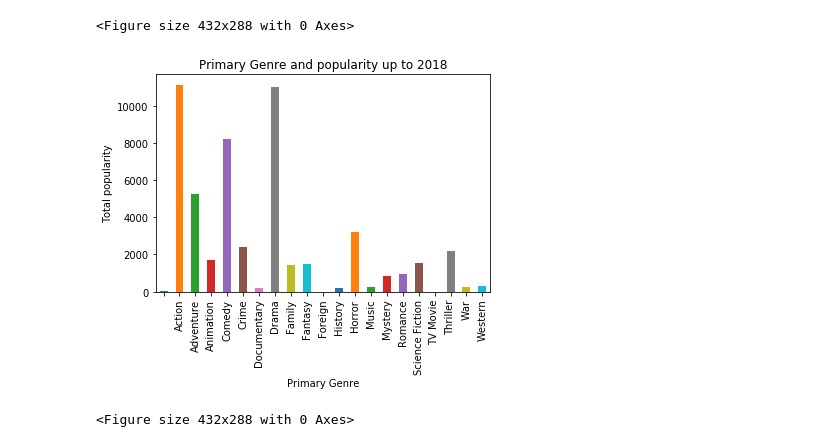
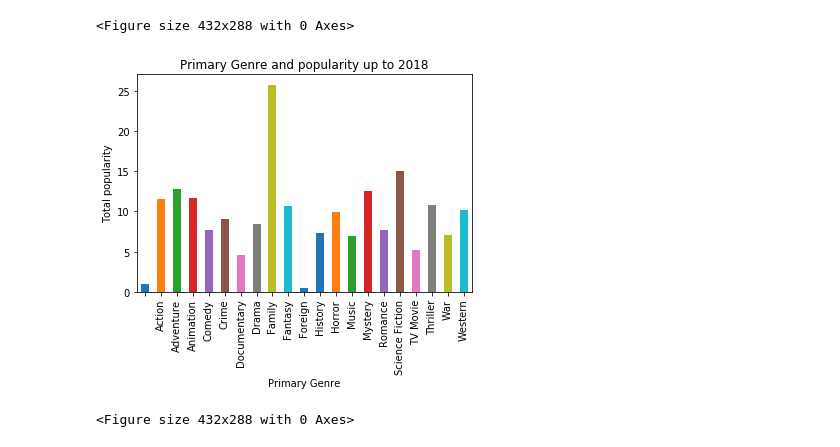
Before and after one commit to sarahshelden/Project1DataScience, a Jupyter notebook: movies.ipynb, the cells around one changed output. Saved outputs shown, nothing was run; the diff lists cells and outputs as text; code cells hidden in the pictures.

```diff
--- a/movies.ipynb
+++ b/movies.ipynb
@@ -321,36 +321,36 @@ plt.tight_layout()
 <Figure size 432x288 with 0 Axes>
 # %%
 # bar graph
-popularity_sum2 =popular_mv.groupby('Primary Genre').sum()["popularity"]
+popularity_mean =popular_mv.groupby('Primary Genre').mean()["popularity"]
 
-ax = popularity_sum2.plot.bar(x='Primary Genre', y='popularity', rot = 90)
+ax = popularity_mean.plot.bar(x='Primary Genre', y='popularity', rot = 90)
 
-x_axis = np.arange(len(popularity_sum2))
+x_axis = np.arange(len(popularity_mean))
 
 tick_locations = [value for value in x_axis]
 
 ax.set_title('Primary Genre and popularity up to 2018')
 ax.set_xlabel('Primary Genre')
 ax.set_ylabel('Total popularity')
 
 # ax.text(set_xlabel,set_ylabel, "String", fontsize=12)
 
 
-# plt.xticks(tick_locations, top_10_profitable_mv["net_loss_profit"], rotation = "vertical")
+# plt.xticks(tick_locations, popular_mv["avarage_popularity"], rotation = "vertical")
 
 plt.show()
 plt.tight_layout()
 
 
 # ax.text(rect.get_x() + rect.get_width() / 2, height + 5, label,
 #             ha='center', va='bottom')
 
 # x_labels = [108300.0, 110540.0, 112780.0, 115020.0, 117260.0, 119500.0,
 #             121740.0, 123980.0, 126220.0, 128460.0, 130700.0]
 # # ax.set_xticklabels(x_labels)
 # ax.text(x_labels)
 # %% [output]
-[figure, old version]
+[figure, new version]
 <Figure size 432x288 with 0 Axes>
 # %%
 #calculate p value , r2 , coeffi
```
